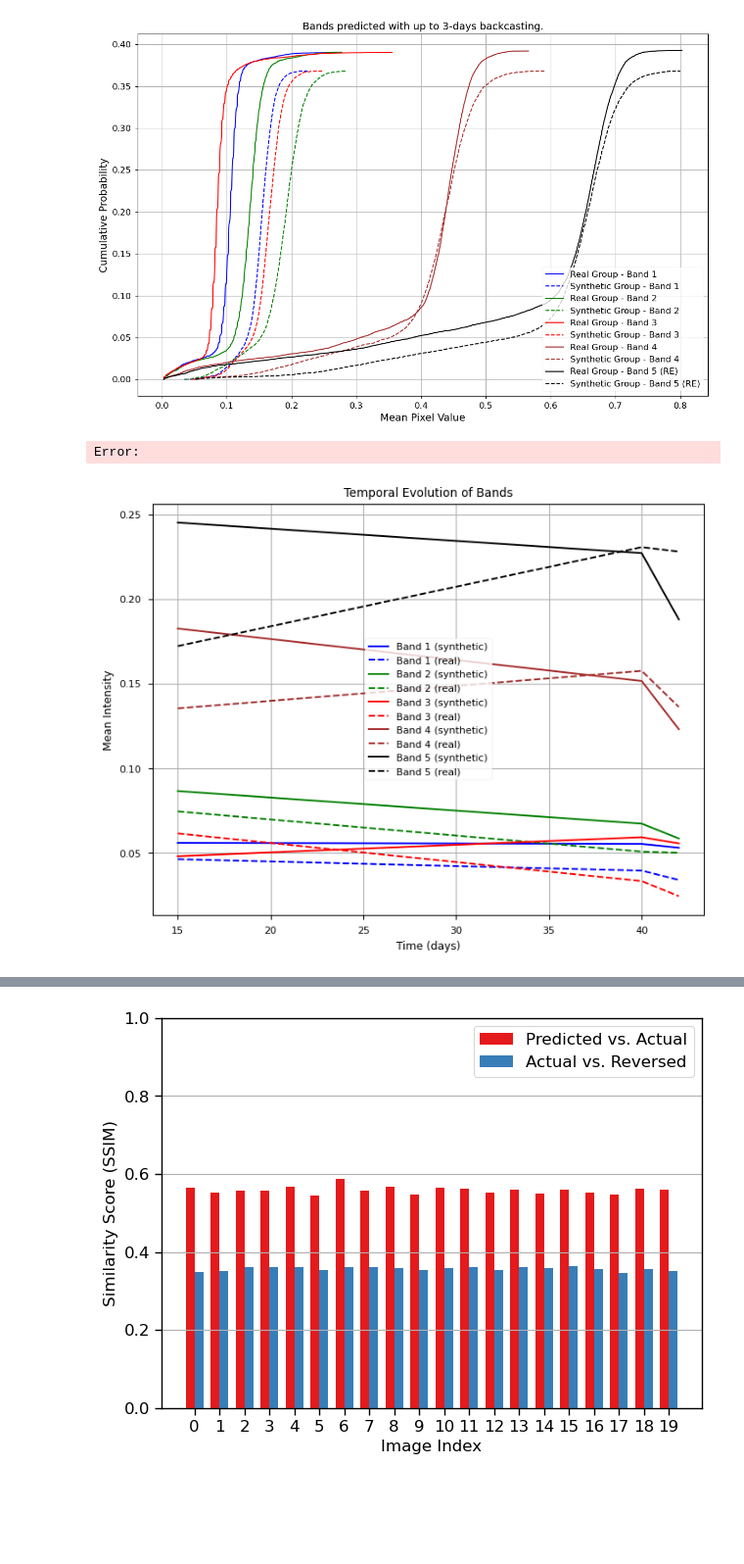
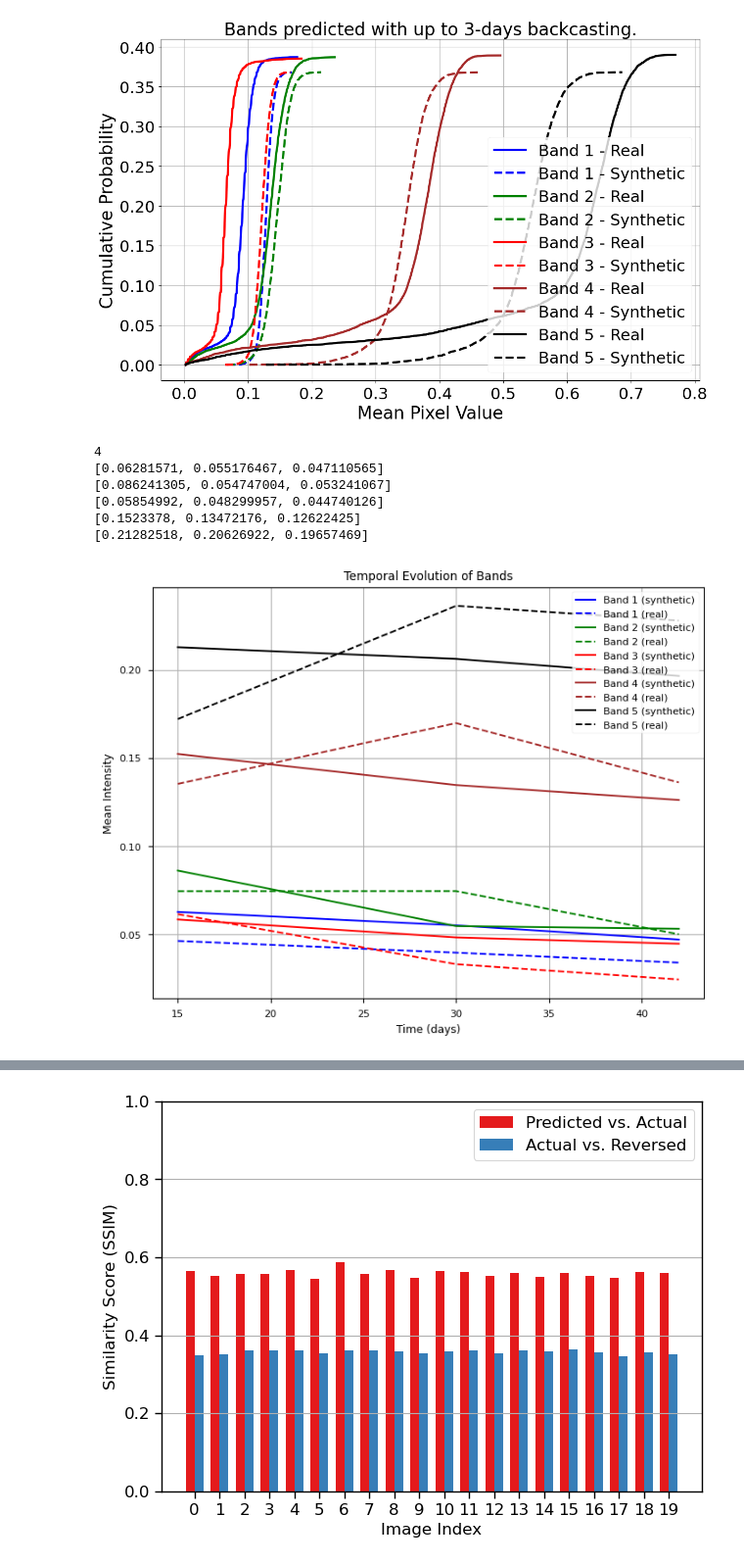
Before and after one commit to felipealencar/plant-disease-prediction, a Jupyter notebook: viewer.ipynb, the cells around one changed output, grey strips where cells are left out. Shown at 98% size. Drawn from its saved outputs; the diff is of its cells as text; code cells hidden in the pictures; blank space fills up the shorter version.

```diff
--- a/viewer.ipynb
+++ b/viewer.ipynb
@@ -165,8 +175,8 @@ plt.show()
 # %%
 
 # Selecting the specific images from the lists
-real_images = real_images_list[2]  # Selecting the position 1 from real_images_list
-synthetic_images = synthetic_images_list[2]  # Selecting the position 1 from synthetic_image_variables
+real_images = real_images_list[3]  # Selecting the position 1 from real_images_list
+synthetic_images = synthetic_images_list[3]  # Selecting the position 1 from synthetic_image_variables
 synthetic_images = np.stack(synthetic_images, axis=0)
 
 # Calculate mean pixel values for each band across all samples
@@ -179,7 +189,7 @@ for i in range(mean_real.shape[-1]):
     mean_synthetic[mean_synthetic[..., i] == 0.0, i] = np.nan
 
 num_bins = 50  # Number of bins for histogram-like plot
-labels = ['Band 1', 'Band 2', 'Band 3', 'Band 4', 'Band 5 (RE)']  # Assuming Band 5 is RE band
+labels = ['Band 1', 'Band 2', 'Band 3', 'Band 4', 'Band 5']  # Assuming Band 5 is RE band
 colors = ['blue', 'green', 'red', 'brown', 'black']  # Assigning colors to bands
 
 # Setting seaborn-paper style
@@ -192,15 +202,16 @@ for band_idx in range(mean_real.shape[-1]):
     synthetic_values = np.sort(mean_synthetic[..., band_idx].flatten())
     real_freq, bins, _ = plt.hist(real_values, bins=num_bins, alpha=0, density=True, color=colors[band_idx])
     synthetic_freq, _, _ = plt.hist(synthetic_values, bins=bins, alpha=0, density=True, color=colors[band_idx])
-    plt.plot(bins[:-1], real_freq, label=f'Real Group - {labels[band_idx]}', linestyle='solid', color=colors[band_idx])
-    plt.plot(bins[:-1], synthetic_freq, label=f'Synthetic Group - {labels[band_idx]}', linestyle='dashed', color=colors[band_idx])
+    plt.plot(bins[:-1], real_freq, label=f'{labels[band_idx]} - Real', linestyle='solid', color=colors[band_idx], linewidth=3)
+    plt.plot(bins[:-1], synthetic_freq, label=f'{labels[band_idx]} - Synthetic', linestyle='dashed', color=colors[band_idx], linewidth=3)
 
-plt.xlabel('Mean Pixel Value', fontsize=14)  # Adjust the font size for the x-axis label
-plt.ylabel('Frequency (Normalized)', fontsize=14)  # Adjust the font size for the y-axis label
-plt.title('Bands predicted with up to 3-days backcasting.', fontsize=16)  # Adjust the font size for the title
-plt.legend(fontsize=12)  # Adjust the font size for the legend
+plt.xlabel('Mean Pixel Value', fontsize=24)  # Adjust the font size for the x-axis label
+plt.ylabel('Frequency (Normalized)', fontsize=24)  # Adjust the font size for the y-axis label
+plt.title('Bands predicted with up to 3-days backcasting.', fontsize=24)  # Adjust the font size for the title
+plt.legend(fontsize=22)  # Adjust the font size for the legend
 plt.grid(True)
-plt.tick_params(axis='both', which='major', labelsize=12)  # Adjust the font size for tick labels
+plt.tick_params(axis='both', which='major', labelsize=22)  # Adjust the font size for tick labels
 plt.tight_layout()
+plt.savefig('output-frequency.pdf')
 plt.show()
 # %% [output]
@@ -208,31 +219,34 @@ plt.show()
 # %%
 plt.figure(figsize=(12, 8))
 
 for band_idx in range(mean_real.shape[-1]):
     real_values = np.sort(mean_real[..., band_idx].flatten())
     synthetic_values = np.sort(mean_synthetic[..., band_idx].flatten())
-    plt.plot(real_values, np.linspace(0, 1, len(real_values)), label=f'Real Group - {labels[band_idx]}', linestyle='solid', color=colors[band_idx])
-    plt.plot(synthetic_values, np.linspace(0, 1, len(synthetic_values)), label=f'Synthetic Group - {labels[band_idx]}', linestyle='dashed', color=colors[band_idx])
+    plt.plot(real_values, np.linspace(0, 1, len(real_values)), label=f'{labels[band_idx]} - Real', linestyle='solid', color=colors[band_idx], linewidth=3)
+    plt.plot(synthetic_values, np.linspace(0, 1, len(synthetic_values)), label=f'{labels[band_idx]} - Synthetic', linestyle='dashed', color=colors[band_idx], linewidth=3)
 
-plt.xlabel('Mean Pixel Value', fontsize=14)
-plt.ylabel('Cumulative Probability', fontsize=14)
-plt.title('Bands predicted with up to 3-days backcasting.', fontsize=14)
-plt.legend(fontsize=12)  # Adjust the font size for the legend
-plt.tick_params(axis='both', which='major', labelsize=12)  # Adjust the font size for tick labels
+plt.xlabel('Mean Pixel Value', fontsize=24)
+plt.ylabel('Cumulative Probability', fontsize=24)
+plt.title('Bands predicted with up to 3-days backcasting.', fontsize=24)
+plt.legend(fontsize=22)  # Adjust the font size for the legend
+plt.tick_params(axis='both', which='major', labelsize=22) # Adjust the font size for tick labels
 
 plt.grid(True)
 plt.tight_layout()
+
+# Save the plot as a PDF
+plt.savefig('output-probability-density.pdf')
+
 plt.show()
 # %% [output]
-[figure, old version]
+[figure, new version]
-Error:
 # %%
 import matplotlib.pyplot as plt
 
 # Assuming you have synthetic_mean_profiles and real_mean_profiles defined as lists of lists with band values for different time points
 
 # Plotting the temporal evolution of each band in a single chart
-time_points = [15, 40, 42]  # Time points for the profiles
+time_points = [15, 30, 42]  # Time points for the profiles
 
 band_1_values = []
 band_2_values = []
@@ -246,19 +260,20 @@ band_3_synthetic_values = []
 band_4_synthetic_values = []
 band_5_synthetic_values = []
 
+print(len(synthetic_mean_profiles))
+
 for instant in range(len(synthetic_mean_profiles)):
-    if instant == 1:
-        continue
-    band_1_values.append(real_mean_profiles[instant][0])
-    band_2_values.append(real_mean_profiles[instant][1])
-    band_3_values.append(real_mean_profiles[instant][2])
-    band_4_values.append(real_mean_profiles[instant][3])
-    band_5_values.append(real_mean_profiles[instant][4])
-    band_1_synthetic_values.append(synthetic_mean_profiles[instant][0])
-    band_2_synthetic_values.append(synthetic_mean_profiles[instant][1])
-    band_3_synthetic_values.append(synthetic_mean_profiles[instant][2])
-    band_4_synthetic_values.append(synthetic_mean_profiles[instant][3])
-    band_5_synthetic_values.append(synthetic_mean_profiles[instant][4])
+    if instant != 2:
+        band_1_values.append(real_mean_profiles[instant][0])
+        band_2_values.append(real_mean_profiles[instant][1])
+        band_3_values.append(real_mean_profiles[instant][2])
+        band_4_values.append(real_mean_profiles[instant][3])
+        band_5_values.append(real_mean_profiles[instant][4])
+        band_1_synthetic_values.append(synthetic_mean_profiles[instant][0])
+        band_2_synthetic_values.append(synthetic_mean_profiles[instant][1])
+        band_3_synthetic_values.append(synthetic_mean_profiles[instant][2])
+        band_4_synthetic_values.append(synthetic_mean_profiles[instant][3])
+        band_5_synthetic_values.append(synthetic_mean_profiles[instant][4])
 
 synthetic_bands = [band_1_synthetic_values, band_2_synthetic_values, band_3_synthetic_values, band_4_synthetic_values, band_5_synthetic_values]
 real_bands = [band_1_values, band_2_values, band_3_values, band_4_values, band_5_values]
@@ -267,6 +282,7 @@ band_labels = ['Band 1', 'Band 2', 'Band 3', 'Band 4', 'Band 5']
 plt.figure(figsize=(8, 6))
 
 for i in range(len(synthetic_bands)):
+    print(synthetic_bands[i])
     plt.plot(time_points, synthetic_bands[i], label=f"{band_labels[i]} (synthetic)", color=colors[i])
     plt.plot(time_points, real_bands[i], linestyle='--', label=f"{band_labels[i]} (real)", color=colors[i])
 
@@ -277,4 +293,10 @@ plt.legend()
 plt.grid(True)
 plt.show()
 # %% [output]
+4
+[0.06281571, 0.055176467, 0.047110565]
+[0.086241305, 0.054747004, 0.053241067]
+[0.05854992, 0.048299957, 0.044740126]
+[0.1523378, 0.13472176, 0.12622425]
+[0.21282518, 0.20626922, 0.19657469]
-[figure, old version]
+[figure, new version]
```
Also changed, not shown: parts of 5 cells of this notebook, 23 other files.
